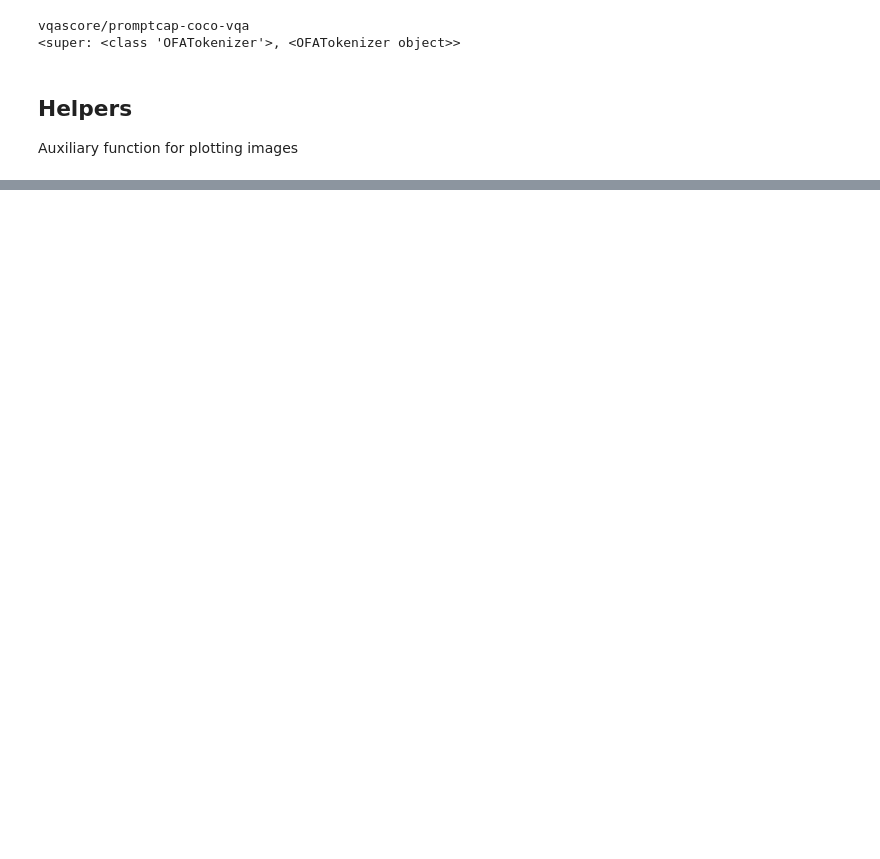
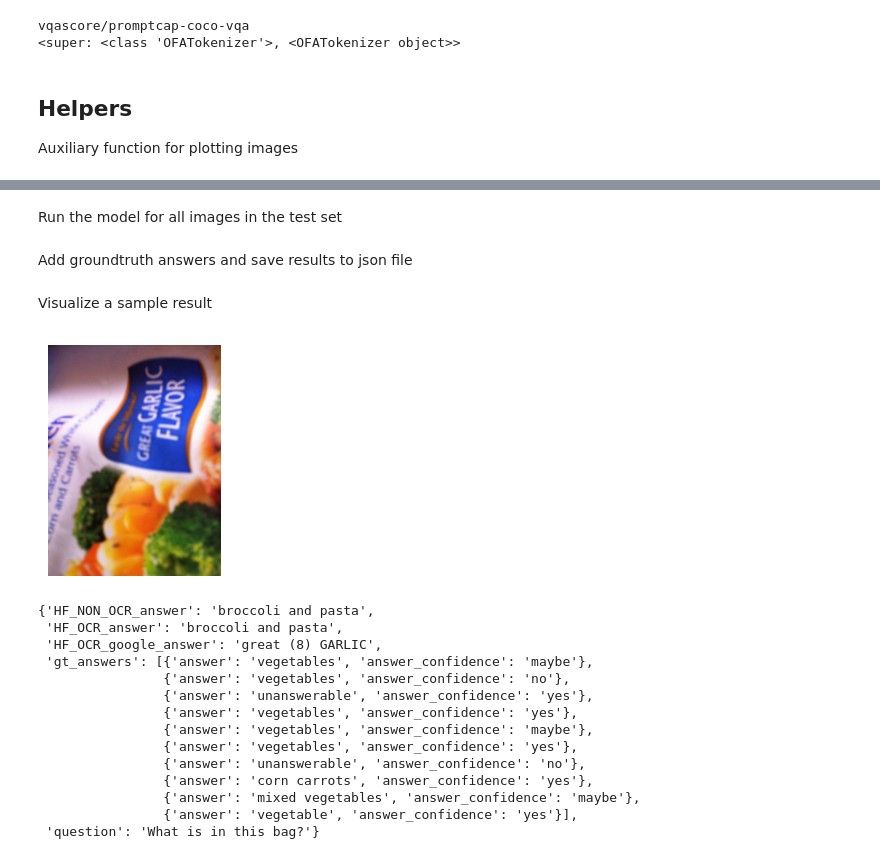
Before and after one commit to arcb01/GED-TFG, a Jupyter notebook: src/nb_3_vqa_hf.ipynb, the cells around one changed output, grey strips where cells are left out. Drawn from its saved outputs; the diff is of its cells as text; code cells hidden in the pictures; blank space fills up the shorter version.

```diff
--- a/src/nb_3_vqa_hf.ipynb
+++ b/src/nb_3_vqa_hf.ipynb
@@ -122,0 +226,62 @@ More models found here: https://github.com/allenai/unifiedqa
+# %% [markdown]
+Run the model for all images in the test set
+# %%
+test_res = {}
+
+for image in imgs_w_txt_val_ocr:
+  question = imgs_w_txt_val_ocr[image]['question']
+  ocr_inputs = imgs_w_txt_val_ocr[image]['ocr']['text']
+  ocr_google_inputs = imgs_w_txt_val_ocr[image]['ocr_google']['text']
+
+  non_ocr_answer = vqa_model.vqa(question, direcv + image)
+
+  if len(ocr_inputs) > 0:
+    ocr_answer = vqa_model.vqa_multiple_choice(question, direcv + image, ocr_inputs)
+  else:
+    ocr_answer = []
+
+  if len(ocr_google_inputs) > 0:
+    ocr_google_answer = vqa_model.vqa_multiple_choice(question, direcv + image,
+                                                              ocr_google_inputs)
+  else:
+    ocr_google_answer = []
+
+  info = { 'question' : question,
+          'HF_OCR_google_answer' : ocr_google_answer,
+          'HF_OCR_answer' : ocr_answer,
+          'HF_NON_OCR_answer' :  non_ocr_answer
+          }
+
+  test_res[image] = info
+# %% [markdown]
+Add groundtruth answers and save results to json file
+# %%
+hf_model_test_res = test_res.copy()
+
+for img_name1, _ in hf_model_test_res.items():
+  for img_info in val_gt:
+    img_name2 = img_info["image"]
+    if img_name1 == img_name2:
+      hf_model_test_res[img_name1]['gt_answers'] = img_info['answers']
+# %% [markdown]
+Visualize a sample result
+# %%
+img_name = "VizWiz_val_00002859.jpg"
+plot_img(direcv + img_name)
+pprint.pprint(hf_model_test_res[img_name], compact=True)
+# %% [output]
+[figure, added]
+{'HF_NON_OCR_answer': 'broccoli and pasta',
+ 'HF_OCR_answer': 'broccoli and pasta',
+ 'HF_OCR_google_answer': 'great (8) GARLIC',
+ 'gt_answers': [{'answer': 'vegetables', 'answer_confidence': 'maybe'},
+                {'answer': 'vegetables', 'answer_confidence': 'no'},
+                {'answer': 'unanswerable', 'answer_confidence': 'yes'},
+                {'answer': 'vegetables', 'answer_confidence': 'yes'},
+                {'answer': 'vegetables', 'answer_confidence': 'maybe'},
+                {'answer': 'vegetables', 'answer_confidence': 'yes'},
+                {'answer': 'unanswerable', 'answer_confidence': 'no'},
+                {'answer': 'corn carrots', 'answer_confidence': 'yes'},
+                {'answer': 'mixed vegetables', 'answer_confidence': 'maybe'},
+                {'answer': 'vegetable', 'answer_confidence': 'yes'}],
+ 'question': 'What is in this bag?'}
```
Also changed, not shown: parts of 30 cells of this notebook, 1 other file.
